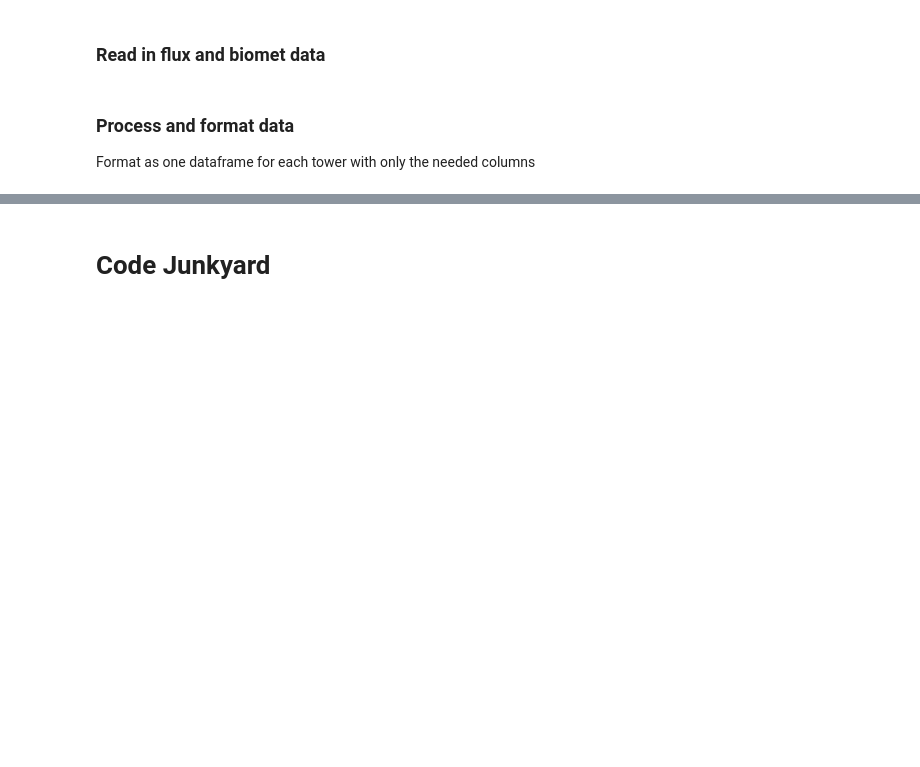
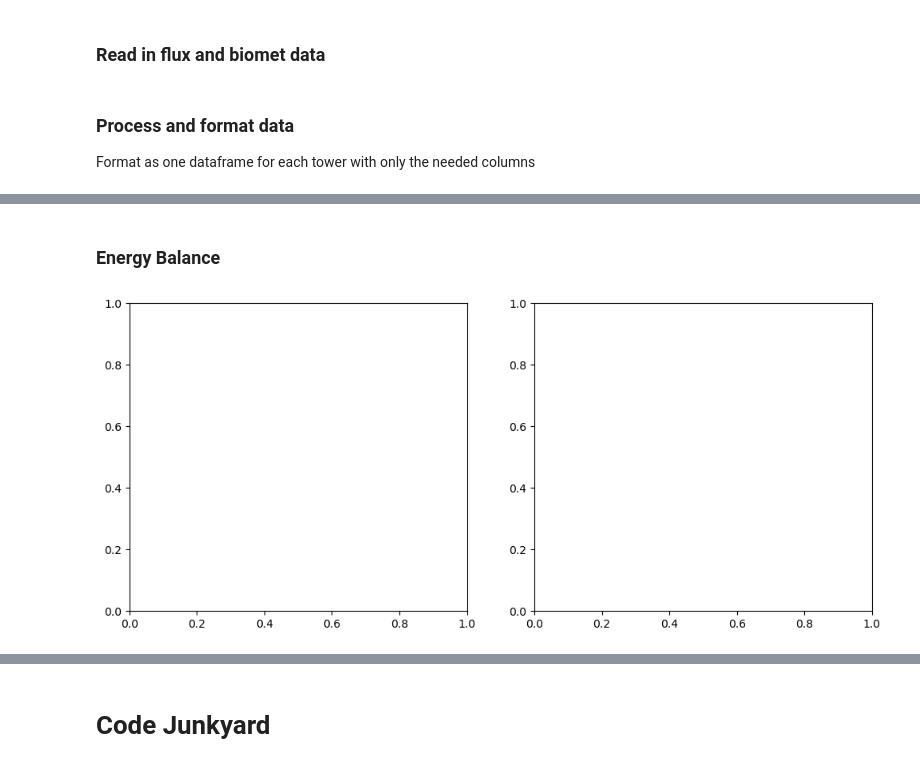
Before and after one commit to ermather/Kogonsa_Solar_obs_analysis, a Jupyter notebook: obs_analysis/AVRF_manuscript_figs.ipynb, the cells around one changed output, grey strips where cells are left out. Drawn from its saved outputs; the diff is of its cells as text; code cells hidden in the pictures; blank space fills up the shorter version.

```diff
--- a/obs_analysis/AVRF_manuscript_figs.ipynb
+++ b/obs_analysis/AVRF_manuscript_figs.ipynb
@@ -690,0 +284,6 @@ plt.savefig(save_base_path + 'SWin_dirfrac_and_flux.png')
+# %% [markdown]
+### Energy Balance
+# %%
+fig, axs = plt.subplots(1, 2, figsize = (12, 5))
+# %% [output]
+[figure, added]
```
Also changed, not shown: parts of 18 cells of this notebook.
